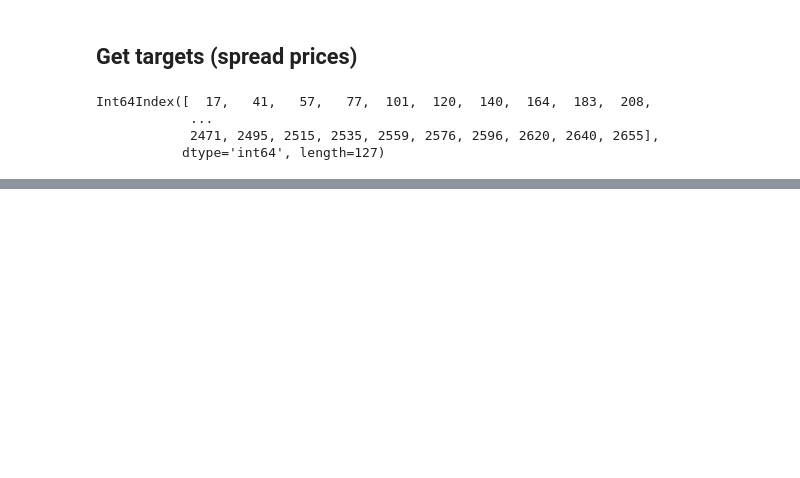
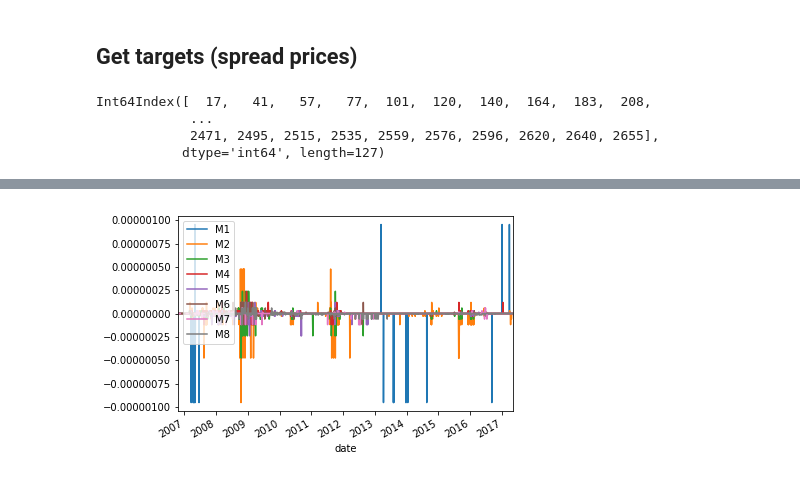
Before and after one commit to leyhline/vix-term-structure, a Jupyter notebook: overview.ipynb, the cells around one changed output, grey strips where cells are left out. Saved outputs shown, nothing was run; the diff lists cells and outputs as text; code cells hidden in the pictures; blank space fills up the shorter version.

```diff
--- a/overview.ipynb
+++ b/overview.ipynb
@@ -322,0 +351,6 @@ assert spreads.index.identical(settle_diff.index)
+# %%
+settle_test = (settle_diff - settle_denorm)
+settle_test.plot()
+plt.show()
+# %% [output]
+[figure, added]
```
Also changed, not shown: parts of 6 cells of this notebook.
